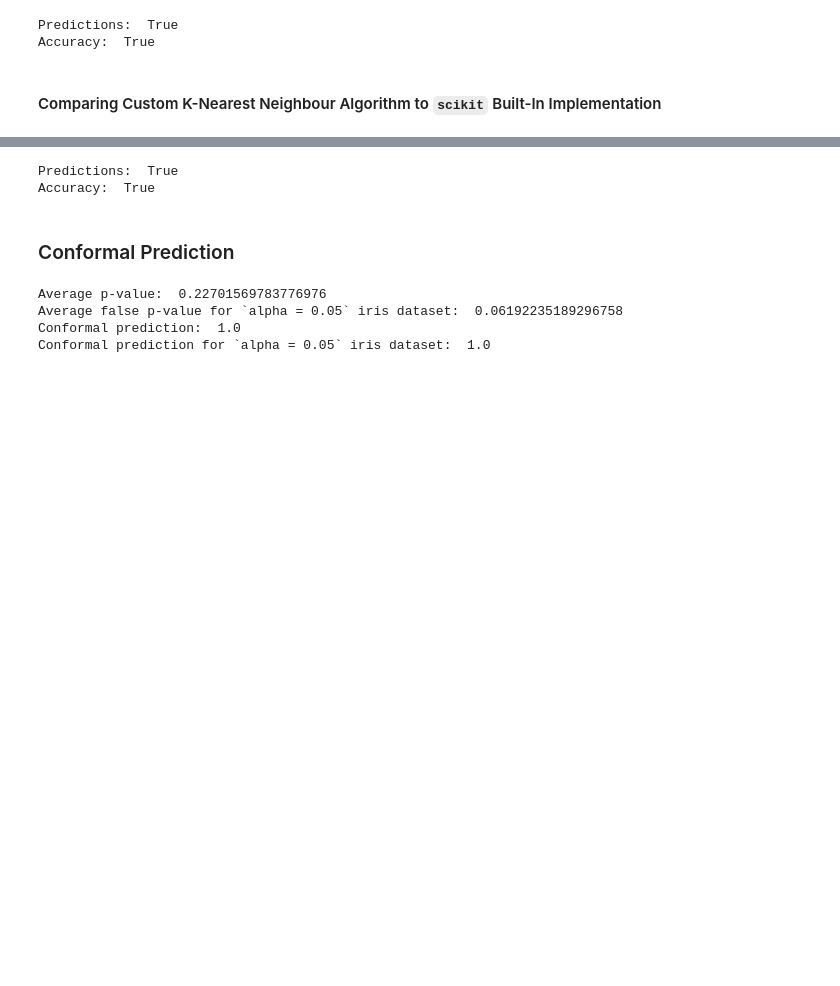
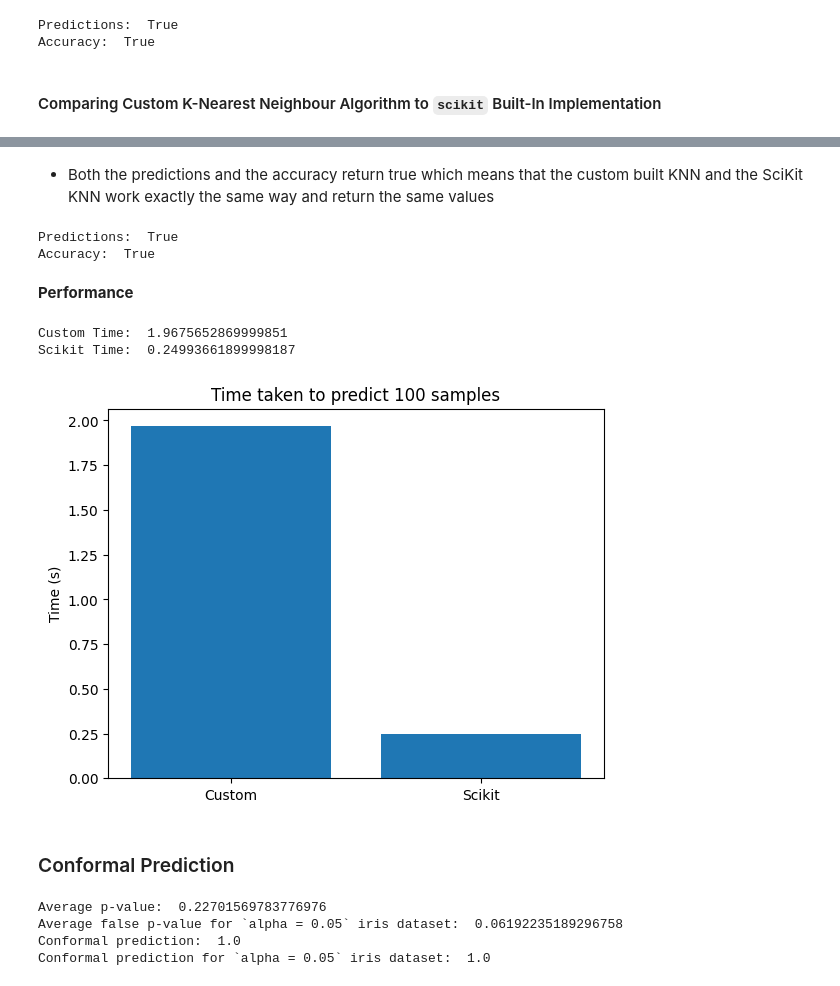
Before and after one commit to mbeps/Machine-Learning-Assignment-1, a Jupyter notebook: new.ipynb, the cells around one changed output, grey strips where cells are left out. Cells and saved outputs as stored; diff of their text form; code cells hidden in the pictures; blank space fills up the shorter version.

```diff
--- a/new.ipynb
+++ b/new.ipynb
@@ -568,9 +951,30 @@ accuracy_iris_custom: float = k_nearest_neighbour_iris_custom.score(X_test_iris,
+# %% [markdown]
+- Both the predictions and the accuracy return true which means that the custom built KNN and the SciKit KNN work exactly the same way and return the same values
 # %%
 print("Predictions: ", compare_lists(prediction_iris_scikit, predictions_iris_custom))
 print("Accuracy: ", accuracy_iris_scikit == accuracy_iris_custom)
 # %% [output]
 Predictions:  True
 Accuracy:  True
+# %% [markdown]
+**Performance**
+# %%
+custom_time: float = timeit.timeit("k_nearest_neighbour_iris_custom.predict(X_test_iris)", globals=globals(), number=100)
+scikit_time: float = timeit.timeit("k_nearest_neighbour_scikit.predict(X_test_iris)", globals=globals(), number=100)
+# %%
+print("Custom Time: ", custom_time)
+print("Scikit Time: ", scikit_time)
+# %% [output]
+Custom Time:  1.9675652869999851
+Scikit Time:  0.24993661899998187
+# %%
+# plot custom_time and scikit_time on a bar chart
+plt.bar(['Custom', 'Scikit'], [custom_time, scikit_time])
+plt.title('Time taken to predict 100 samples')
+plt.ylabel('Time (s)')
+plt.show()
+# %% [output]
+[figure, added]
 # %%
 del k_nearest_neighbour_scikit, prediction_iris_scikit, accuracy_iris_scikit, k_nearest_neighbour_iris_custom, predictions_iris_custom, accuracy_iris_custom
 # %% [markdown]
```
Also changed, not shown: parts of 88 cells of this notebook.
